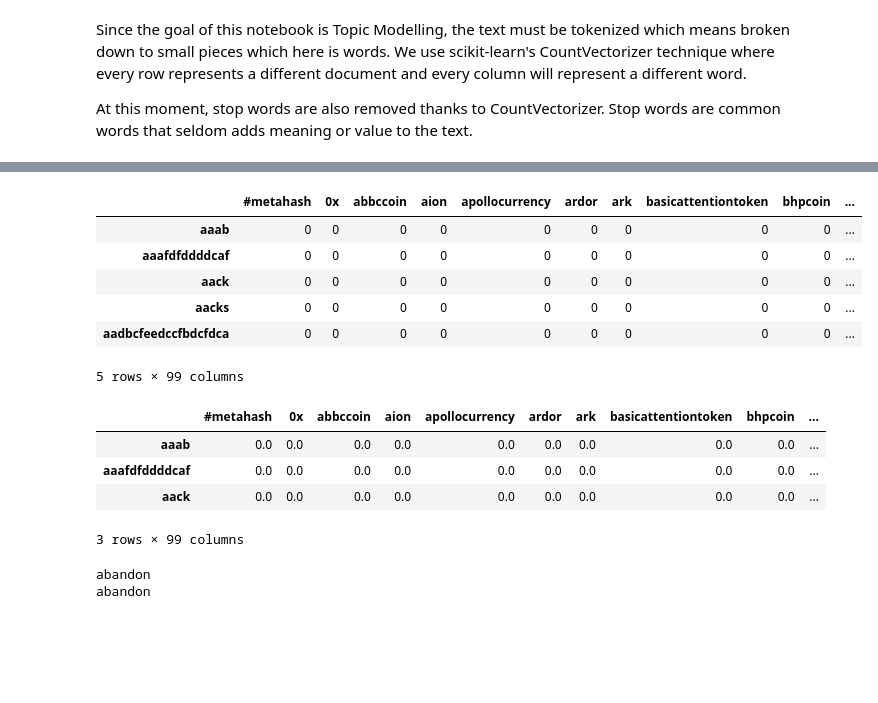
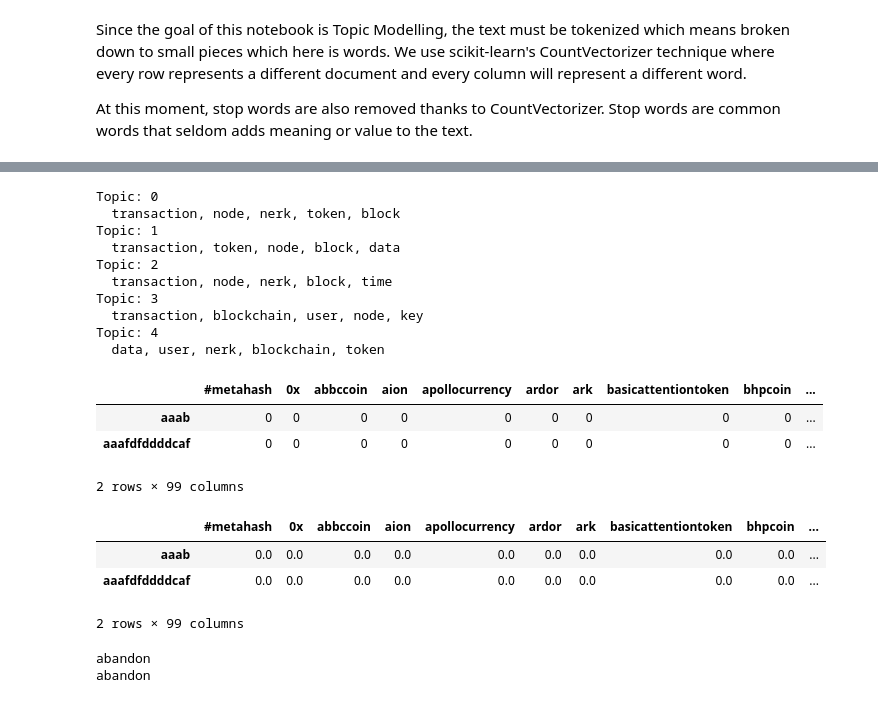
Before and after one commit to luisdiegocm/HWR_DataScience_Project, a Jupyter notebook: notebooks/4- Topic Modeling.ipynb, the cells around one changed output, grey strips where cells are left out. Cells and saved outputs as stored; diff of their text form; code cells hidden in the pictures; blank space fills up the shorter version.

```diff
--- a/notebooks/4- Topic Modeling.ipynb
+++ b/notebooks/4- Topic Modeling.ipynb
@@ -63,7 +63,8 @@ dataset.keys()
 # %% [output]
 dict_keys(['#metahash', '0x', 'abbccoin', 'aion', 'apollocurrency', 'ardor', 'ark', 'basicattentiontoken', 'bhpcoin', 'binancecoin', 'bitcoin', 'bitcoingold', 'bitshares', 'bittorrent', 'bytecoin', 'b ...
 # %%
-corpora = corpus.makeCleanCorpus(dataset, lemmatize=False, removePunct=True, removeNums=True, makeSentences=True, removeURL=True, removeChar= True, stops=['\u200b'] )
+#corpora segregated in terms of sentences
+corpora = corpus.makeCleanCorpus(dataset, lemmatize=True, removePunct=True, removeNums=True, makeSentences=True, removeURL=True, removeChar= True, stops=['\u200b'] )
 # %% [output]
 [nltk_data] Downloading package punkt to
 [nltk_data]     C:\Users\sj\AppData\Roaming\nltk_data...
@@ -225 +261,16 @@ data_dtm_tfidf.to_pickle('dtm_tfidf.pkl')
+# %%
+for topic, words in topic_words.items():
+    print('Topic: %d' % topic)
+    print('  %s' % ', '.join(words))
+# %% [output]
+Topic: 0
+  transaction, node, nerk, token, block
+Topic: 1
+  transaction, token, node, block, data
+Topic: 2
+  transaction, node, nerk, block, time
+Topic: 3
+  transaction, blockchain, user, node, key
+Topic: 4
+  data, user, nerk, blockchain, token
 # %%
@@ -231,25 +282,21 @@ logging.basicConfig(format='%(asctime)s : %(levelname)s : %(message)s', level =
 # %%
 #importing the term-document matrix and converting it into document-term matrix with transpose
 
 tdm = data_dtm.transpose()
-tdm.head(5)
+tdm.head(2)
 # %% [output]
 |  | #metahash | 0x | abbccoin | aion | apollocurrency | ardor | ark | basicattentiontoken | bhpcoin | ... |
 | aaab | 0 | 0 | 0 | 0 | 0 | 0 | 0 | 0 | 0 | ... |
 | aaafdfddddcaf | 0 | 0 | 0 | 0 | 0 | 0 | 0 | 0 | 0 | ... |
-| aack | 0 | 0 | 0 | 0 | 0 | 0 | 0 | 0 | 0 | ... |
-| aacks | 0 | 0 | 0 | 0 | 0 | 0 | 0 | 0 | 0 | ... |
-| aadbcfeedccfbdcfdca | 0 | 0 | 0 | 0 | 0 | 0 | 0 | 0 | 0 | ... |
-5 rows × 99 columns
+2 rows × 99 columns
 # %%
 tdm_tfidf = data_dtm_tfidf.transpose()
-tdm_tfidf.head(3)
+tdm_tfidf.head(2)
 # %% [output]
 |  | #metahash | 0x | abbccoin | aion | apollocurrency | ardor | ark | basicattentiontoken | bhpcoin | ... |
 | aaab | 0.0 | 0.0 | 0.0 | 0.0 | 0.0 | 0.0 | 0.0 | 0.0 | 0.0 | ... |
 | aaafdfddddcaf | 0.0 | 0.0 | 0.0 | 0.0 | 0.0 | 0.0 | 0.0 | 0.0 | 0.0 | ... |
-| aack | 0.0 | 0.0 | 0.0 | 0.0 | 0.0 | 0.0 | 0.0 | 0.0 | 0.0 | ... |
-3 rows × 99 columns
+2 rows × 99 columns
 # %%
 #Converting the term-document matrix into gensim corpus format which follows a sequence from dataframe to sparse matrix to gensim corpus
 sparse_docs = scipy.sparse.csr_matrix(tdm)
```
Also changed, not shown: parts of 37 cells of this notebook, 4 other files.
